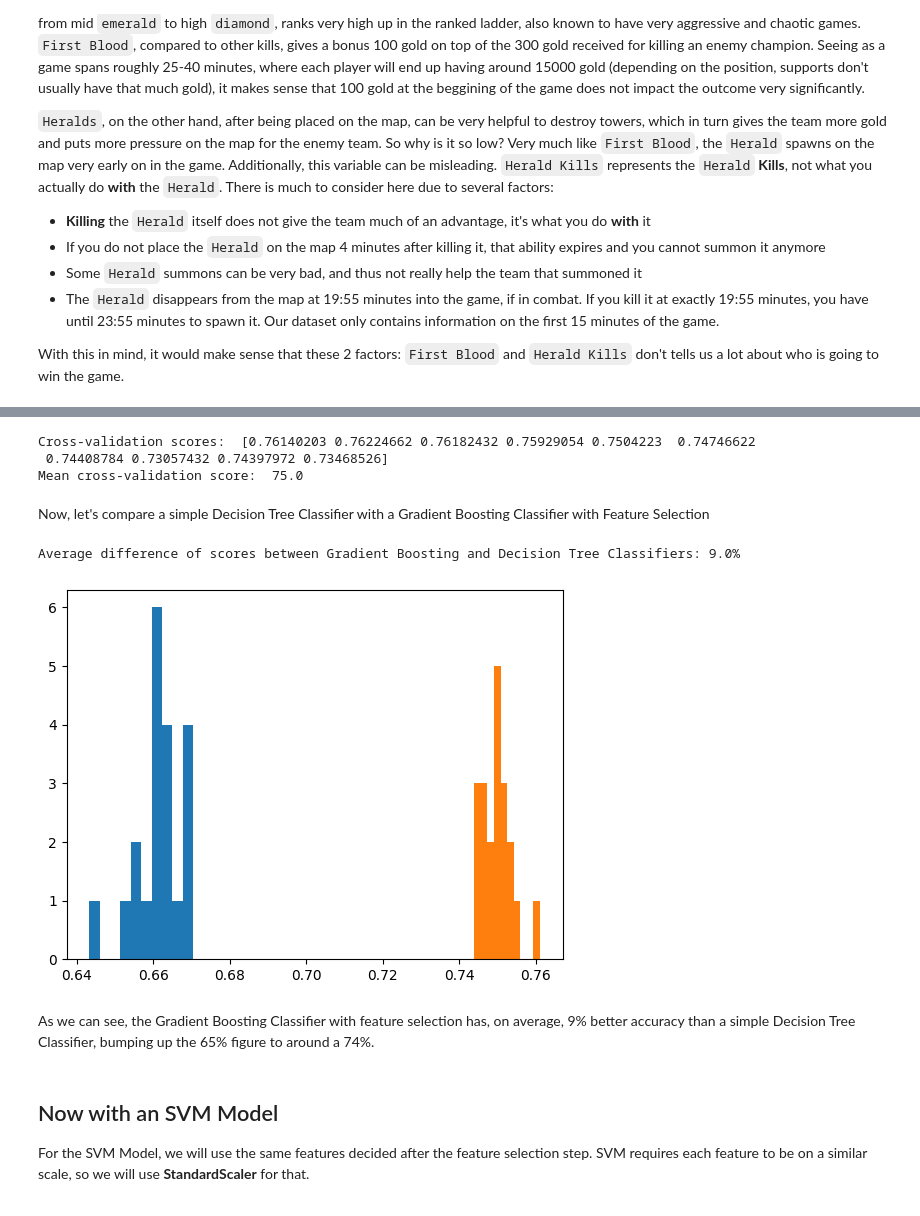
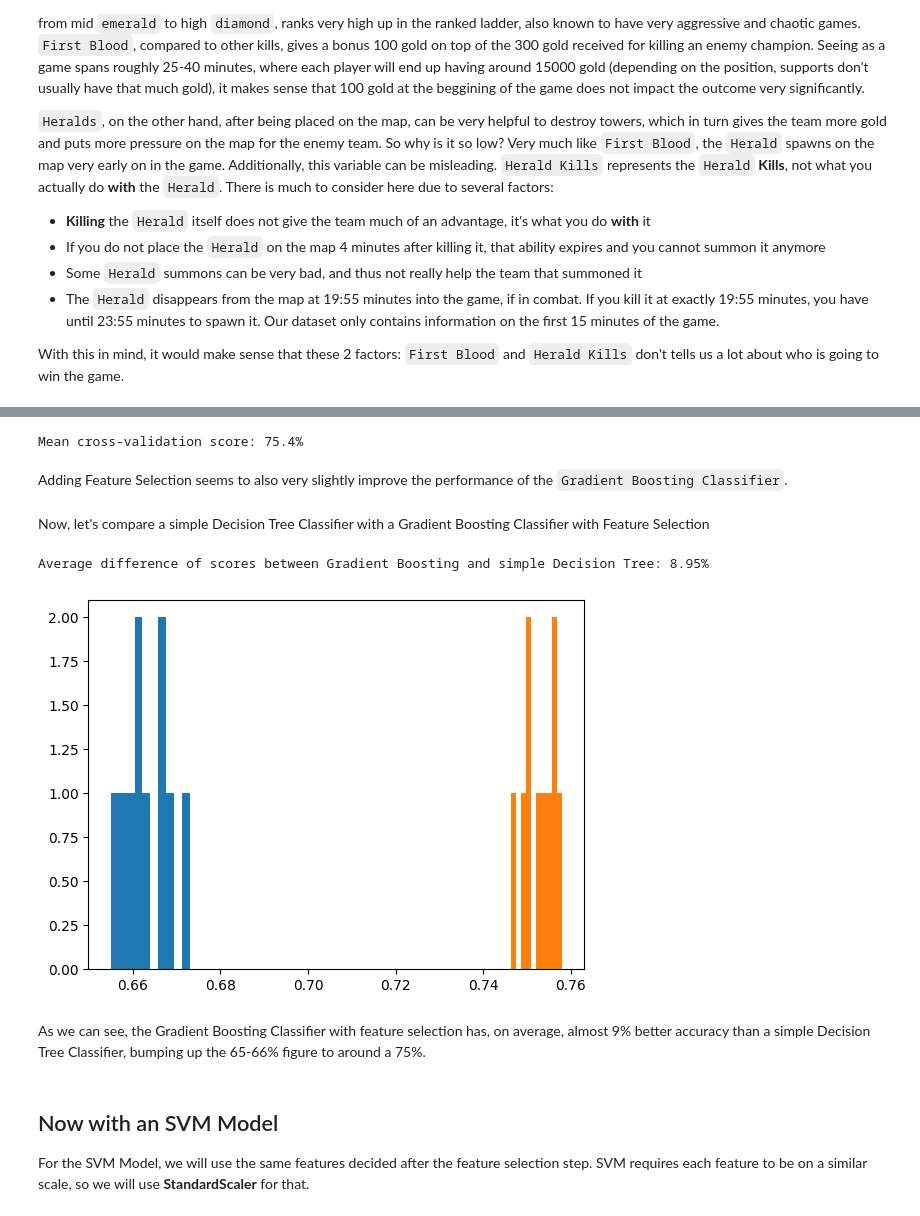
Before and after one commit to Tonevanda/IA, a Jupyter notebook: proj2/code.ipynb, the cells around one changed output, grey strips where cells are left out. Saved outputs shown, nothing was run; the diff lists cells and outputs as text; code cells hidden in the pictures.

```diff
--- a/proj2/code.ipynb
+++ b/proj2/code.ipynb
@@ -404,54 +465,22 @@ weighted avg   0.741226  0.740878  0.740923  5920.000000
 # %%
 scores = cross_val_score(fs_gradient_boosting_classifier, data_top_features.values, labels, cv=10)
-print("Cross-validation scores: ", scores)
-print("Mean cross-validation score: ", round(scores.mean(), 3) * 100)
+print(f'Mean cross-validation score: {round(scores.mean(), 4) * 100}%')
 # %% [output]
-Cross-validation scores:  [0.76140203 0.76224662 0.76182432 0.75929054 0.7504223  0.74746622
- 0.74408784 0.73057432 0.74397972 0.73468526]
-Mean cross-validation score:  75.0
+Mean cross-validation score: 75.4%
+# %% [markdown]
+Adding Feature Selection seems to also very slightly improve the performance of the `Gradient Boosting Classifier`.
 # %% [markdown]
 Now, let's compare a simple Decision Tree Classifier with a Gradient Boosting Classifier with Feature Selection
-# %%
-dtc_accuracies = []
-gbc_accuracies = []
-
-for repetition in range(20):
-    # Create the training and test sets for each model
-    (dtc_training_inputs,
-     dtc_testing_inputs,
-     dtc_training_labels,
-     dtc_testing_labels) = train_test_split(inputs, labels, test_size=0.25)
-
-    (gbc_training_inputs,
-     gbc_testing_inputs,
-     gbc_training_labels,
-     gbc_testing_labels) = train_test_split(data_top_features.values, labels, test_size=0.25)
-
-    # Create the classifiers
-    decision_tree_classifier = DecisionTreeClassifier()
-    fs_gradient_boosting_classifier = GradientBoostingClassifier(n_estimators=100, learning_rate=0.01, max_depth=4, random_state=42)
-
-    # Train the classifier on the training set
-    decision_tree_classifier.fit(dtc_training_inputs, dtc_training_labels)
-    fs_gradient_boosting_classifier.fit(gbc_training_inputs, gbc_training_labels)
-
-    # Validate the classifier on the testing set using classification accuracy
-    dtc_accuracy = decision_tree_classifier.score(dtc_testing_inputs, dtc_testing_labels)
-    rfc_accuracy = fs_gradient_boosting_classifier.score(gbc_testing_inputs, gbc_testing_labels)
-
-    dtc_accuracies.append(dtc_accuracy)
-    gbc_accuracies.append(rfc_accuracy)
-
-plt.hist(dtc_accuracies)
-plt.hist(gbc_accuracies)
-
-mean_difference = round((stats.mean(gbc_accuracies) - stats.mean(dtc_accuracies)), 2) * 100
-print(f'Average difference of scores between Gradient Boosting and Decision Tree Classifiers: {mean_difference}%')
-# %% [output]
-Average difference of scores between Gradient Boosting and Decision Tree Classifiers: 9.0%
-[figure, removed]
+# %%
+fs_gradient_boosting_classifier = GradientBoostingClassifier(n_estimators=100, learning_rate=0.01, max_depth=4, random_state=42)
+
+mean_difference = compare_models(decision_tree_classifier, fs_gradient_boosting_classifier, inputs, data_top_features.values, labels)
+print(f'Average difference of scores between Gradient Boosting and simple Decision Tree: {mean_difference}%')
+# %% [output]
+Average difference of scores between Gradient Boosting and simple Decision Tree: 8.95%
+[figure, added]
 # %% [markdown]
-As we can see, the Gradient Boosting Classifier with feature selection has, on average, 9% better accuracy than a simple Decision Tree Classifier, bumping up the 65% figure to around a 74%.
+As we can see, the Gradient Boosting Classifier with feature selection has, on average, almost 9% better accuracy than a simple Decision Tree Classifier, bumping up the 65-66% figure to around a 75%.
 # %% [markdown]
 ## Now with an SVM Model
 
```
Also changed, not shown: parts of 34 cells of this notebook, 1 other file.
